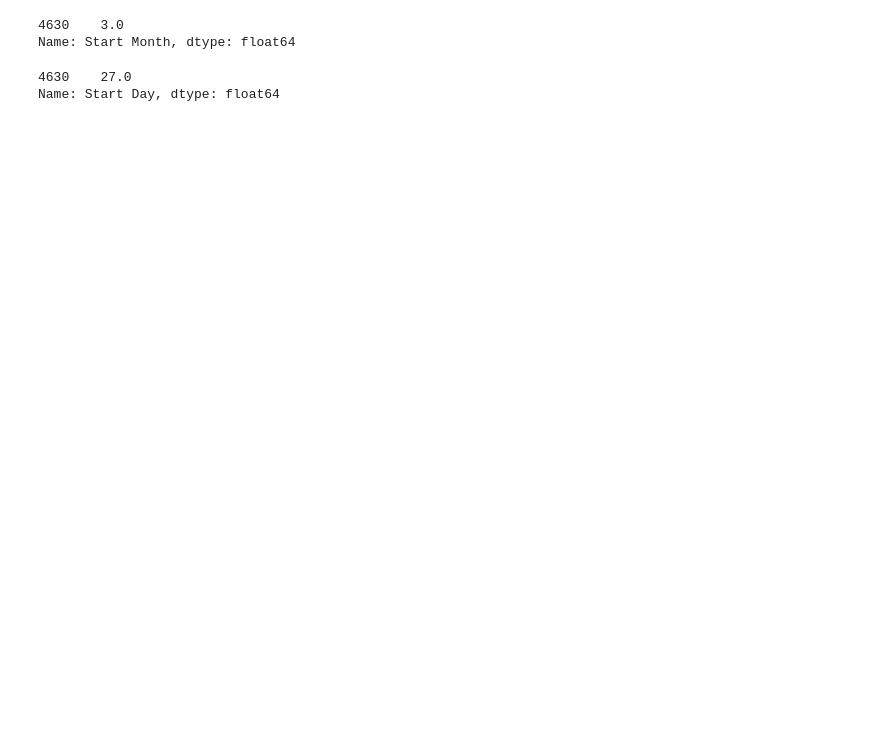
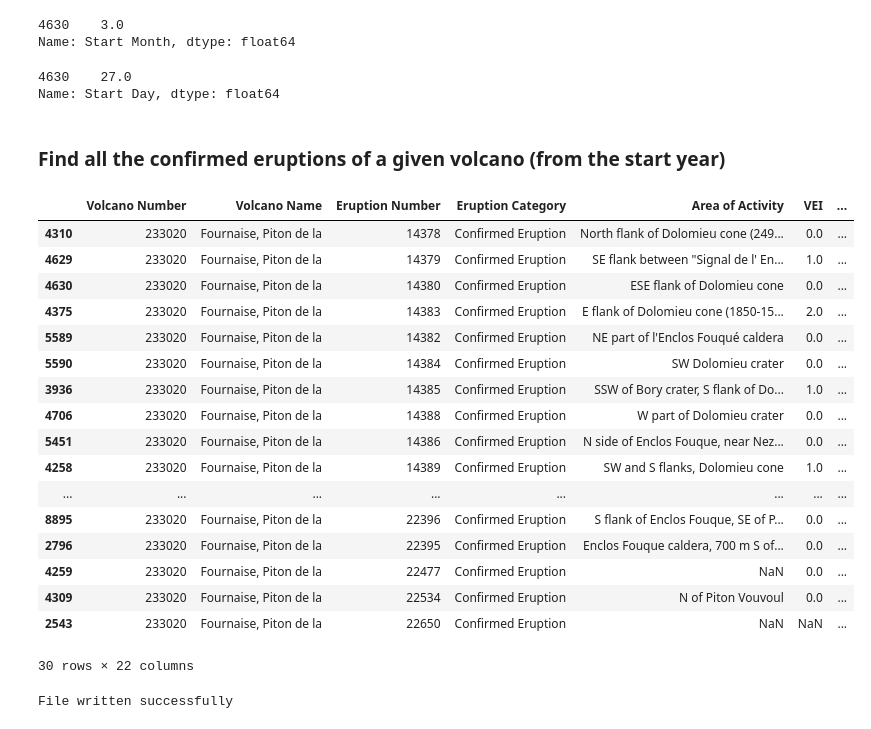
Before and after one commit to shide1989/volcan-eye, a Jupyter notebook: notebooks/GVP_data_exploration.ipynb, the cells around one changed output. Saved outputs shown, nothing was run; the diff lists cells and outputs as text; code cells hidden in the pictures; blank space fills up the shorter version.

Commit message:
notebook organized and add of a function to get the eruption date with good format

```diff
--- a/notebooks/GVP_data_exploration.ipynb
+++ b/notebooks/GVP_data_exploration.ipynb
@@ -150,3 +134,29 @@ df['Start Day']
 # %% [output]
 4630    27.0
 Name: Start Day, dtype: float64
+# %% [markdown]
+### Find all the confirmed eruptions of a given volcano (from the start year)
+# %%
+volcano_name = 'Fournaise'
+df_volcano = data_recent[(data_recent['Volcano Name'] == 'Fournaise, Piton de la')]
+df_volcano = df_volcano.sort_values(by='Start Year')
+df_volcano
+# %% [output]
+|  | Volcano Number | Volcano Name | Eruption Number | Eruption Category | Area of Activity | VEI | ... |
+| 4310 | 233020 | Fournaise, Piton de la | 14378 | Confirmed Eruption | North flank of Dolomieu cone (249... | 0.0 | ... |
+| 4629 | 233020 | Fournaise, Piton de la | 14379 | Confirmed Eruption | SE flank between "Signal de l' En... | 1.0 | ... |
+| 4630 | 233020 | Fournaise, Piton de la | 14380 | Confirmed Eruption | ESE flank of Dolomieu cone | 0.0 | ... |
+| 4375 | 233020 | Fournaise, Piton de la | 14383 | Confirmed Eruption | E flank of Dolomieu cone (1850-15... | 2.0 | ... |
+| 5589 | 233020 | Fournaise, Piton de la | 14382 | Confirmed Eruption | NE part of l'Enclos Fouqué caldera | 0.0 | ... |
+| 5590 | 233020 | Fournaise, Piton de la | 14384 | Confirmed Eruption | SW Dolomieu crater | 0.0 | ... |
+| 3936 | 233020 | Fournaise, Piton de la | 14385 | Confirmed Eruption | SSW of Bory crater, S flank of Do... | 1.0 | ... |
+| 4706 | 233020 | Fournaise, Piton de la | 14388 | Confirmed Eruption | W part of Dolomieu crater | 0.0 | ... |
+| 5451 | 233020 | Fournaise, Piton de la | 14386 | Confirmed Eruption | N side of Enclos Fouque, near Nez... | 0.0 | ... |
+| 4258 | 233020 | Fournaise, Piton de la | 14389 | Confirmed Eruption | SW and S flanks, Dolomieu cone | 1.0 | ... |
+| ... | ... | ... | ... | ... | ... | ... | ... |
+| 8895 | 233020 | Fournaise, Piton de la | 22396 | Confirmed Eruption | S flank of Enclos Fouque, SE of P... | 0.0 | ... |
+| 2796 | 233020 | Fournaise, Piton de la | 22395 | Confirmed Eruption | Enclos Fouque caldera, 700 m S of... | 0.0 | ... |
+| 4259 | 233020 | Fournaise, Piton de la | 22477 | Confirmed Eruption | NaN | 0.0 | ... |
+| 4309 | 233020 | Fournaise, Piton de la | 22534 | Confirmed Eruption | N of Piton Vouvoul | 0.0 | ... |
+| 2543 | 233020 | Fournaise, Piton de la | 22650 | Confirmed Eruption | NaN | NaN | ... |
+30 rows × 22 columns
@@ -152,0 +180,11 @@ Name: Start Day, dtype: float64
+# %%
+with open(f'./{volcano_name}.txt', 'w+') as f:
+
+    # write elements of list
+    for items in list_dates:
+        f.write('%s\n' %items)
+    print("File written successfully")
+# close the file
+f.close()
+# %% [output]
+File written successfully
```
Also changed, not shown: parts of 24 cells of this notebook.
